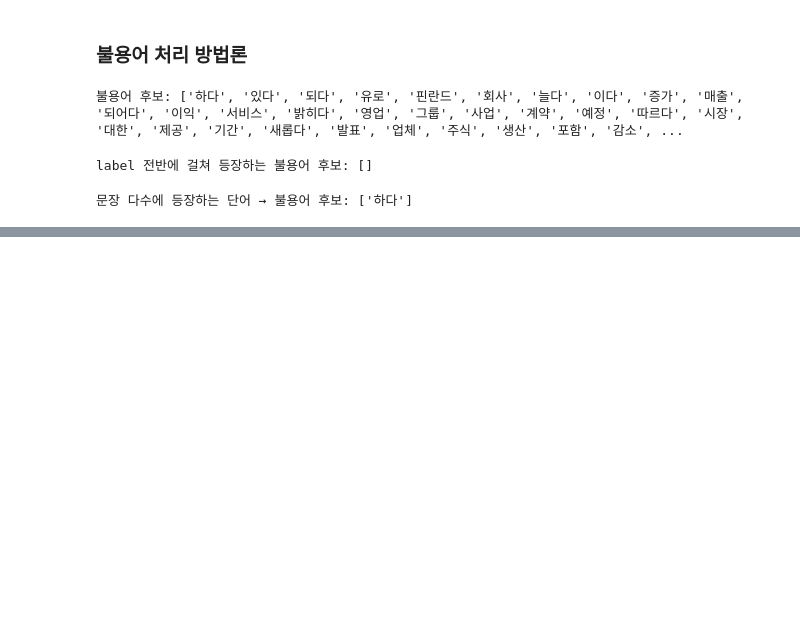
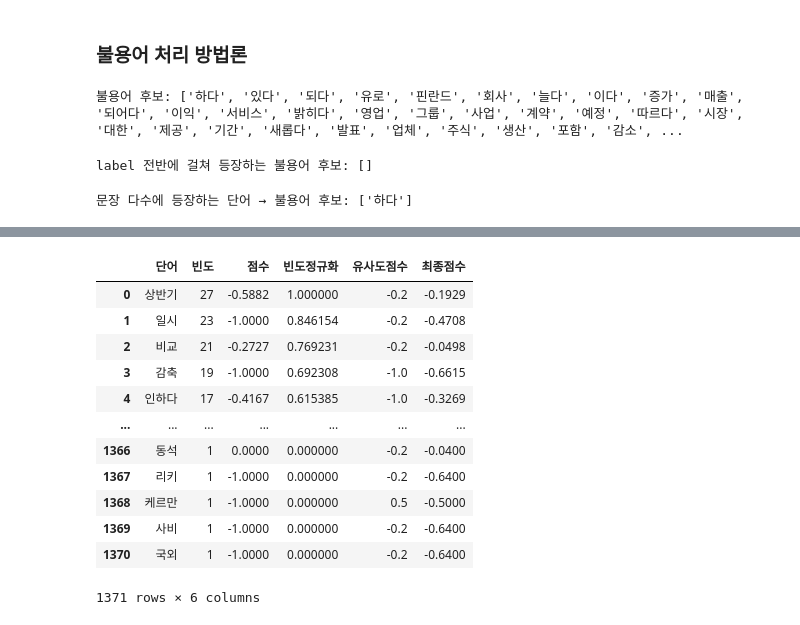
Before and after one commit to StaG-lab/2nd_Project_from_Division_5, a Jupyter notebook: 03_모델링/sentiment_dictionary_modeling.ipynb, the cells around one changed output, grey strips where cells are left out. Cells and saved outputs as stored; diff of their text form; code cells hidden in the pictures; blank space fills up the shorter version.

```diff
--- a/03_모델링/sentiment_dictionary_modeling.ipynb
+++ b/03_모델링/sentiment_dictionary_modeling.ipynb
@@ -139,0 +276,17 @@ print("문장 다수에 등장하는 단어 → 불용어 후보:", candidate_st
+# %%
+# 최종 점수 컬럼 내림차순 정렬
+df_negative.sort_values(by='최종점수', ascending=False).head(10)
+# %% [output]
+|  | 단어 | 빈도 | 점수 | 빈도정규화 | 유사도점수 | 최종점수 |
+| 0 | 상반기 | 27 | -0.5882 | 1.000000 | -0.2 | -0.1929 |
+| 1 | 일시 | 23 | -1.0000 | 0.846154 | -0.2 | -0.4708 |
+| 2 | 비교 | 21 | -0.2727 | 0.769231 | -0.2 | -0.0498 |
+| 3 | 감축 | 19 | -1.0000 | 0.692308 | -1.0 | -0.6615 |
+| 4 | 인하다 | 17 | -0.4167 | 0.615385 | -1.0 | -0.3269 |
+| ... | ... | ... | ... | ... | ... | ... |
+| 1366 | 동석 | 1 | 0.0000 | 0.000000 | -0.2 | -0.0400 |
+| 1367 | 리키 | 1 | -1.0000 | 0.000000 | -0.2 | -0.6400 |
+| 1368 | 케르만 | 1 | -1.0000 | 0.000000 | 0.5 | -0.5000 |
+| 1369 | 사비 | 1 | -1.0000 | 0.000000 | -0.2 | -0.6400 |
+| 1370 | 국외 | 1 | -1.0000 | 0.000000 | -0.2 | -0.6400 |
+1371 rows × 6 columns
```
Also changed, not shown: parts of 10 cells of this notebook.
